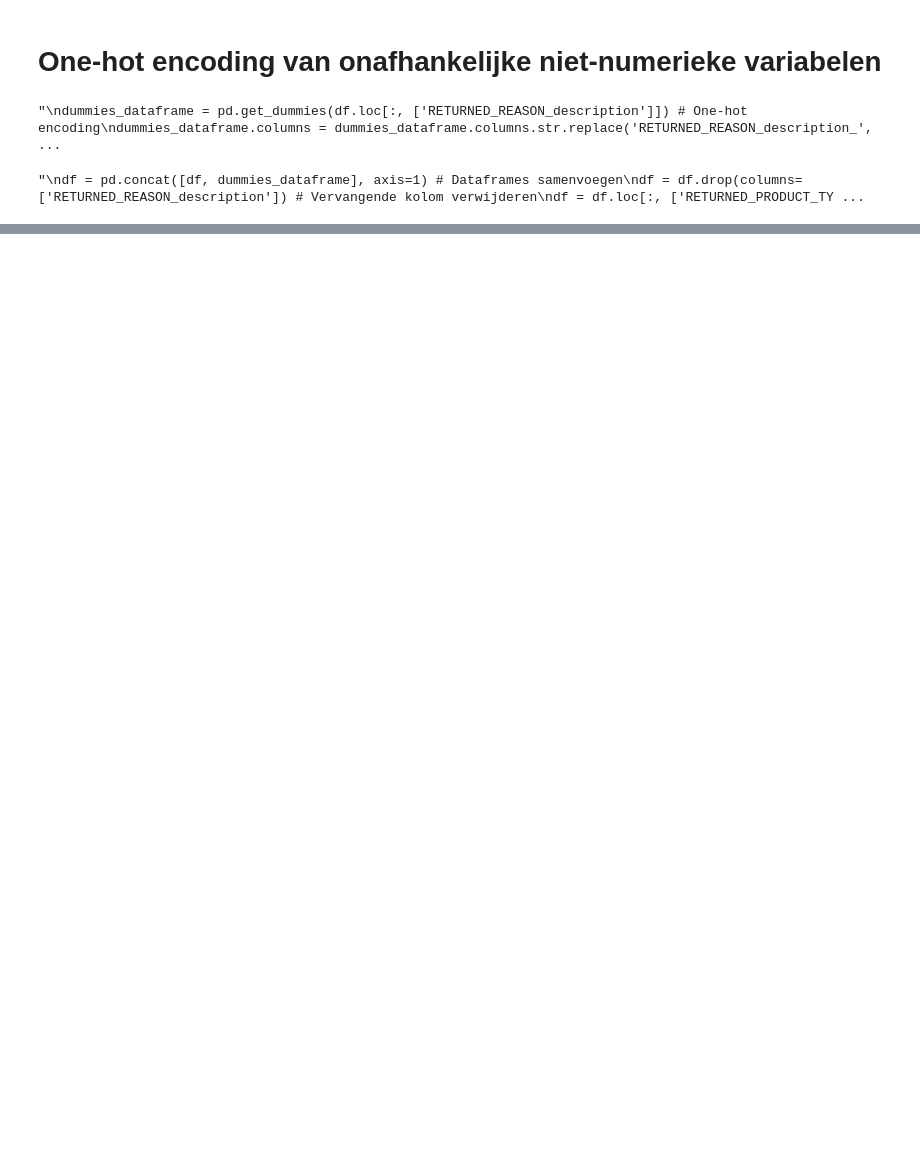
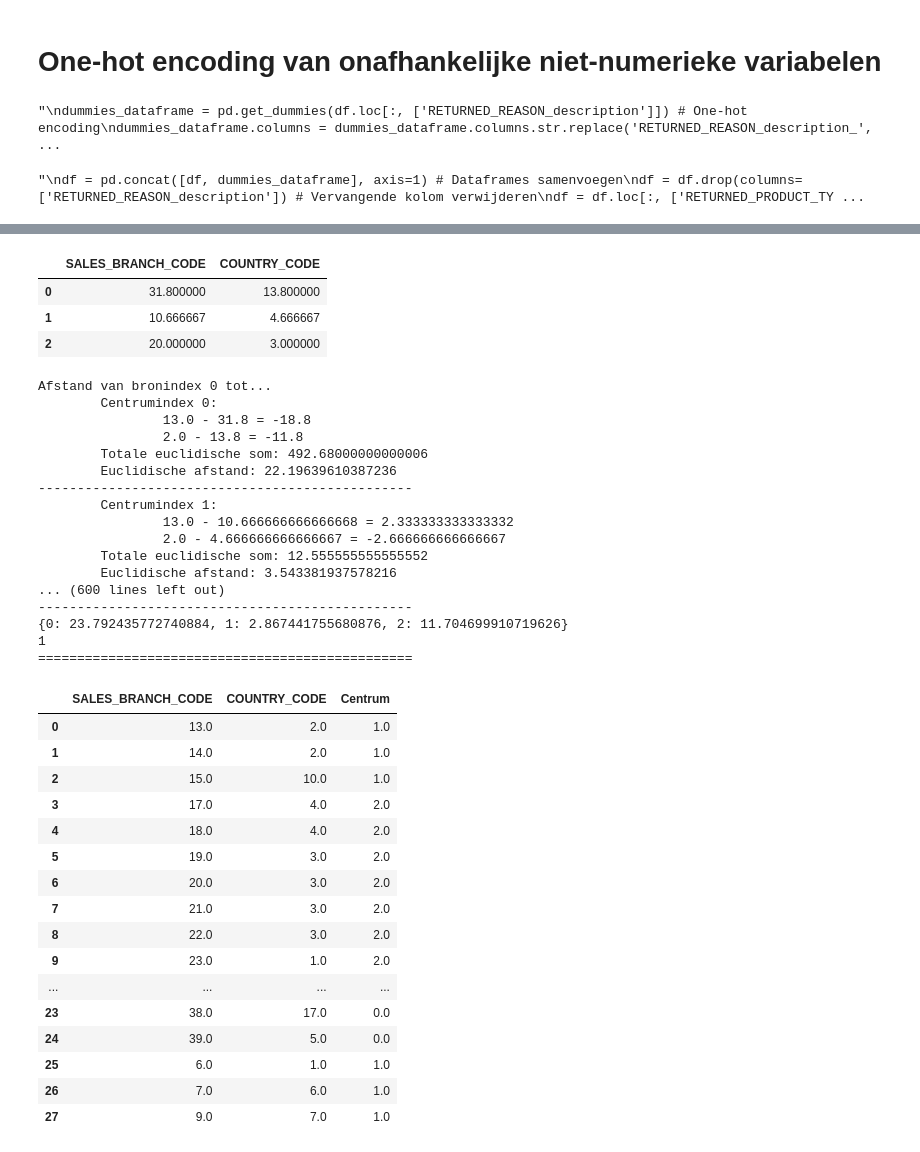
Before and after one commit to NoahGram/Johari_Venster, a Jupyter notebook: week_9/src/PR9-1.ipynb, the cells around one changed output, grey strips where cells are left out. Cells and saved outputs as stored; diff of their text form; code cells hidden in the pictures; blank space fills up the shorter version.

```diff
--- a/week_9/src/PR9-1.ipynb
+++ b/week_9/src/PR9-1.ipynb
@@ -256,0 +90,7 @@ metrics.accuracy_score(model_results_frame['RETURNED_REASON_description'], model
+# %%
+df_2d = df.loc[:, ['SALES_BRANCH_CODE', 'COUNTRY_CODE']]
+
+df_2d['SALES_BRANCH_CODE'] = df_2d['SALES_BRANCH_CODE'].astype(float)
+df_2d['COUNTRY_CODE'] = df_2d['COUNTRY_CODE'].astype(float)
+
+df_2d.head()
@@ -256,0 +118,72 @@ metrics.accuracy_score(model_results_frame['RETURNED_REASON_description'], model
+# %%
+for i in range(len(kmeans_centra.columns)):
+    kmeans_centra = kmeans_centra.rename(columns = {i : f'{df_2d.columns[i]}'})
+
+kmeans_centra
+# %% [output]
+|  | SALES_BRANCH_CODE | COUNTRY_CODE |
+| 0 | 31.800000 | 13.800000 |
+| 1 | 10.666667 | 4.666667 |
+| 2 | 20.000000 | 3.000000 |
+# %%
+for src_index, _ in df_2d.iterrows():
+    euclidian_distances = dict()
+    print(f"Afstand van bronindex {src_index} tot...")
+
+    for centrumindex, _ in kmeans_centra.iterrows():
+        print(f"\tCentrumindex {centrumindex}:")
+        euclidian_sum = 0
+
+        for column_name in kmeans_centra.columns:
+            current_difference = df_2d.at[src_index, column_name] - kmeans_centra.at[centrumindex, column_name]
+            print(f'\t\t{df_2d.at[src_index, column_name]} - {kmeans_centra.at[centrumindex, column_name]} = {current_difference}')
+            euclidian_sum += current_difference ** 2
+
+        print(f'\tTotale euclidische som: {euclidian_sum}')
+        euclidian_distance = math.sqrt(euclidian_sum)
+        print(f'\tEuclidische afstand: {euclidian_distance}')
+        euclidian_distances[centrumindex] = euclidian_distance
+        print('------------------------------------------------')
+
+    print(euclidian_distances)
+    centrum_number = min(euclidian_distances, key = euclidian_distances.get)
+    print(centrum_number)
+    df_2d.at[src_index, 'Centrum'] = centrum_number
+    print("================================================")
+
+df_2d
+# %% [output]
+Afstand van bronindex 0 tot...
+        Centrumindex 0:
+                13.0 - 31.8 = -18.8
+                2.0 - 13.8 = -11.8
+        Totale euclidische som: 492.68000000000006
+        Euclidische afstand: 22.19639610387236
+------------------------------------------------
+        Centrumindex 1:
+                13.0 - 10.666666666666668 = 2.333333333333332
+                2.0 - 4.666666666666667 = -2.666666666666667
+        Totale euclidische som: 12.555555555555552
+        Euclidische afstand: 3.543381937578216
+... (600 lines left out)
+------------------------------------------------
+{0: 23.792435772740884, 1: 2.867441755680876, 2: 11.704699910719626}
+1
+================================================
+|  | SALES_BRANCH_CODE | COUNTRY_CODE | Centrum |
+| 0 | 13.0 | 2.0 | 1.0 |
+| 1 | 14.0 | 2.0 | 1.0 |
+| 2 | 15.0 | 10.0 | 1.0 |
+| 3 | 17.0 | 4.0 | 2.0 |
+| 4 | 18.0 | 4.0 | 2.0 |
+| 5 | 19.0 | 3.0 | 2.0 |
+| 6 | 20.0 | 3.0 | 2.0 |
+| 7 | 21.0 | 3.0 | 2.0 |
+| 8 | 22.0 | 3.0 | 2.0 |
+| 9 | 23.0 | 1.0 | 2.0 |
+| ... | ... | ... | ... |
+| 23 | 38.0 | 17.0 | 0.0 |
+| 24 | 39.0 | 5.0 | 0.0 |
+| 25 | 6.0 | 1.0 | 1.0 |
+| 26 | 7.0 | 6.0 | 1.0 |
+| 27 | 9.0 | 7.0 | 1.0 |
```
Also changed, not shown: parts of 30 cells of this notebook, 3 other files.
